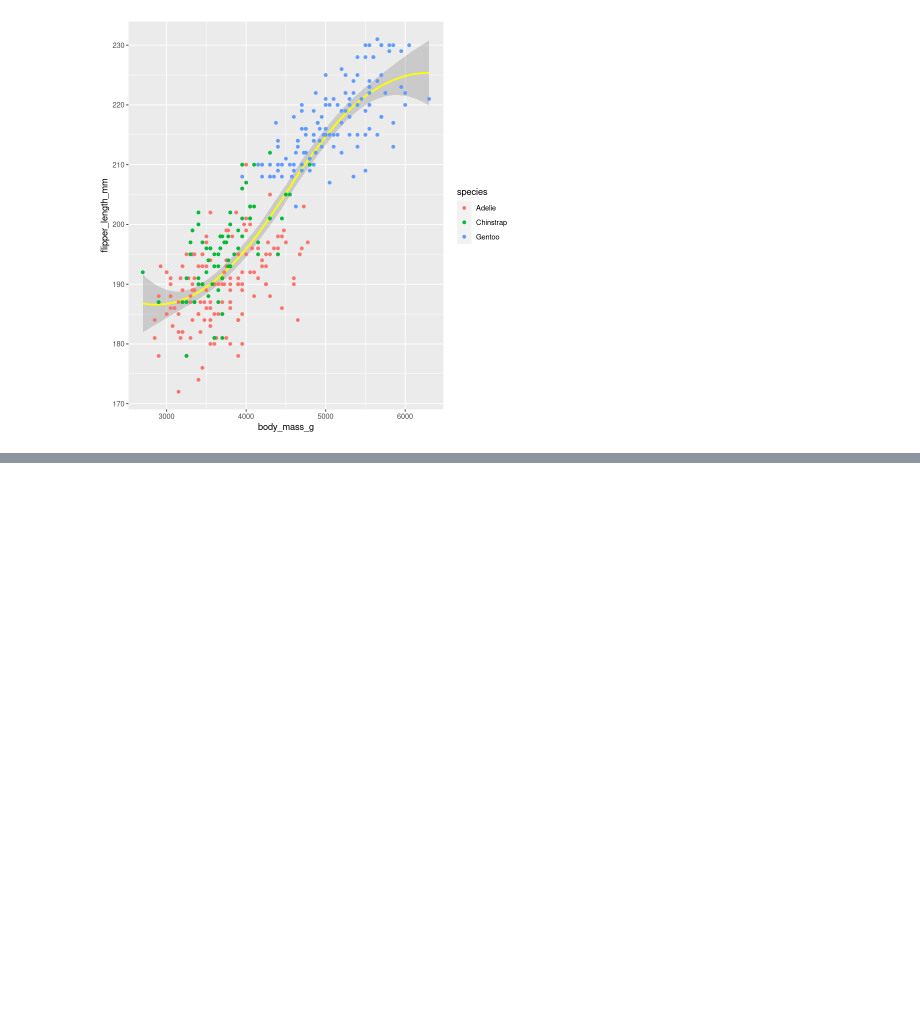
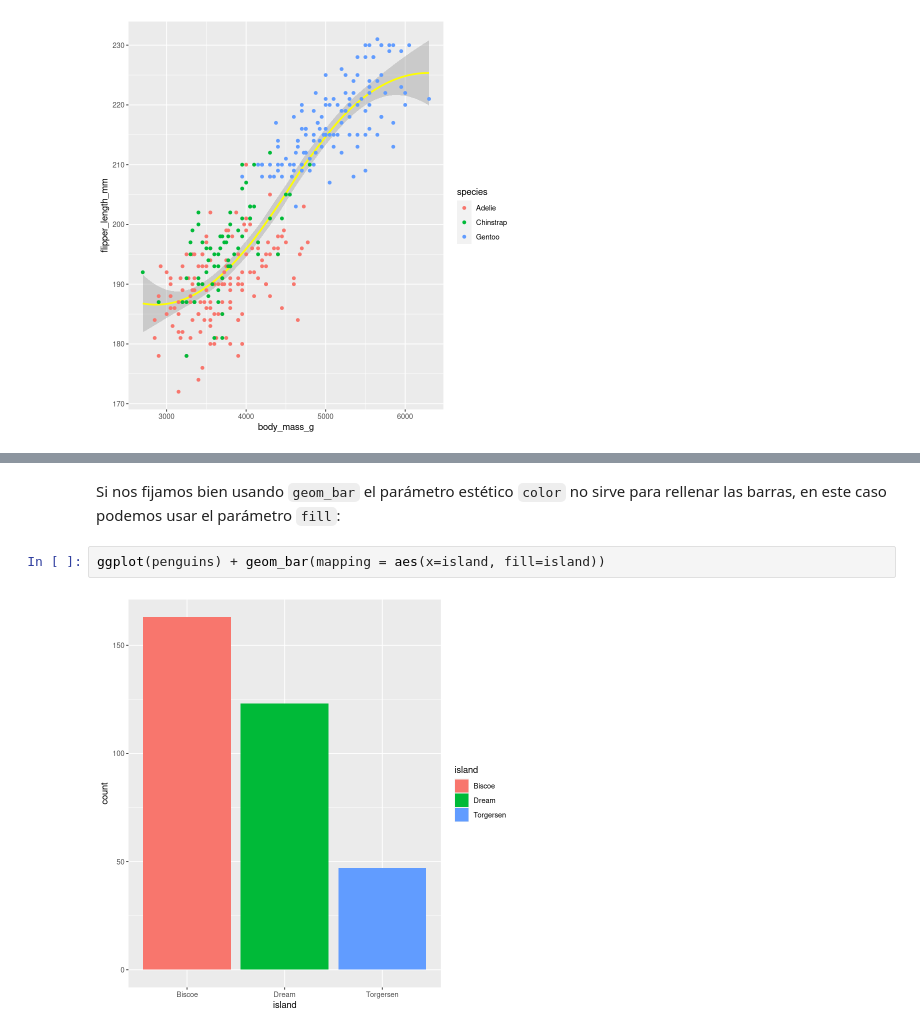
Before and after one commit to wisaaco/TxADM, a Jupyter notebook: docs/notebooks/Part1/03_R_Descripcion/04_Visualizacion.ipynb, the cells around one changed output, grey strips where cells are left out. Drawn from its saved outputs; the diff is of its cells as text; blank space fills up the shorter version.

```diff
--- a/docs/notebooks/Part1/03_R_Descripcion/04_Visualizacion.ipynb
+++ b/docs/notebooks/Part1/03_R_Descripcion/04_Visualizacion.ipynb
@@ -259,0 +266,6 @@ Una de las _geom_ que quizás pueda ser más útil son los diagramas de barra: `
+# %% [markdown]
+Si nos fijamos bien usando `geom_bar` el parámetro estético `color` no sirve para rellenar las barras, en este caso podemos usar el parámetro `fill`:
+# %%
+ggplot(penguins) + geom_bar(mapping = aes(x=island, fill=island))
+# %% [output]
+[figure, added]
```
Also changed, not shown: parts of 8 cells of this notebook.
